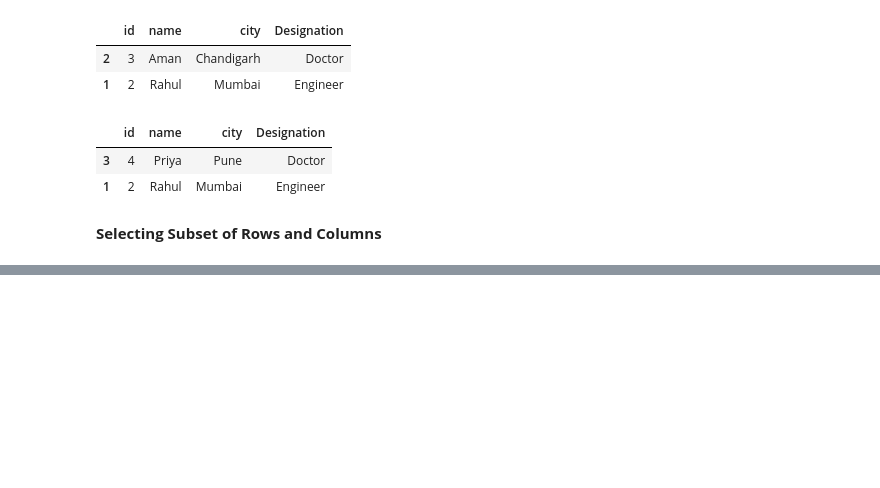
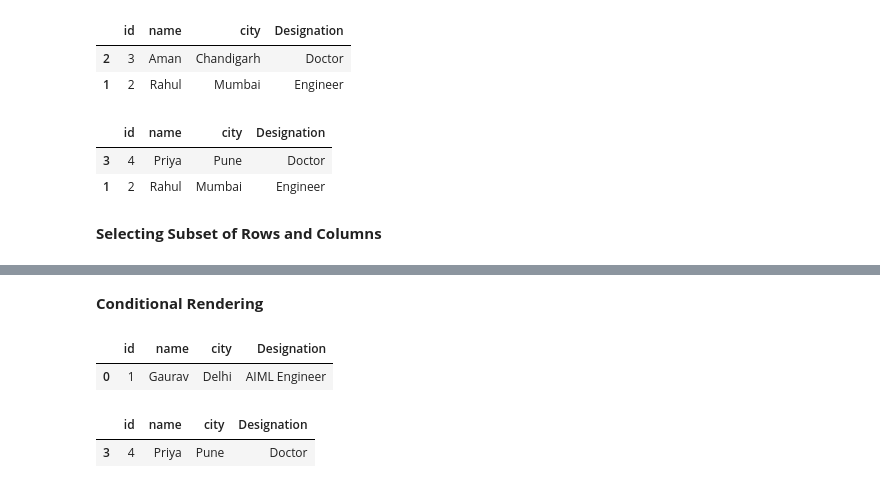
Before and after one commit to Gauravkatnoria12/Pandas, a Jupyter notebook: DataFrames.ipynb, the cells around one changed output, grey strips where cells are left out. Drawn from its saved outputs; the diff is of its cells as text; code cells hidden in the pictures; blank space fills up the shorter version.

```diff
--- a/DataFrames.ipynb
+++ b/DataFrames.ipynb
@@ -181,0 +202,12 @@ df2.iloc[[3,1]]
+# %% [markdown]
+**Conditional Rendering**
+# %%
+df2[df2["city"] == "Delhi"]
+# %% [output]
+|  | id | name | city | Designation |
+| 0 | 1 | Gaurav | Delhi | AIML Engineer |
+# %%
+df2[df2["id"] == 4]
+# %% [output]
+|  | id | name | city | Designation |
+| 3 | 4 | Priya | Pune | Doctor |
```
Also changed, not shown: parts of 4 cells of this notebook, 2 other files.
